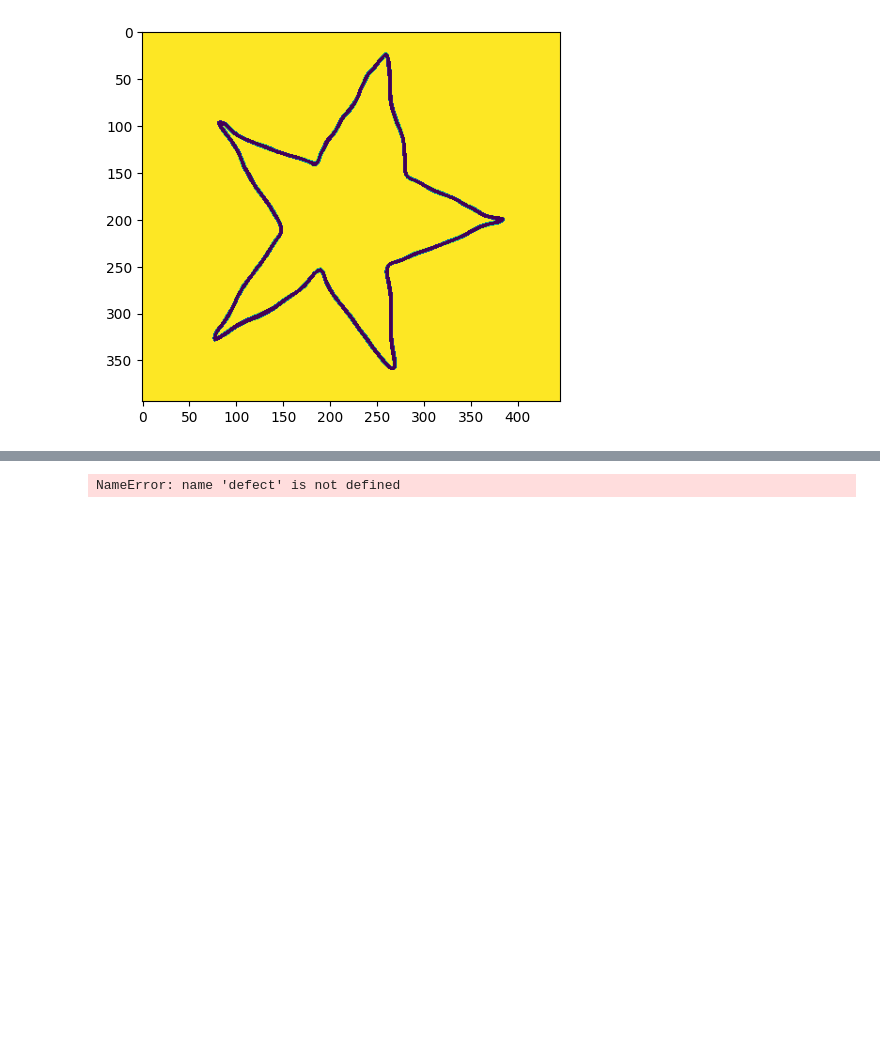
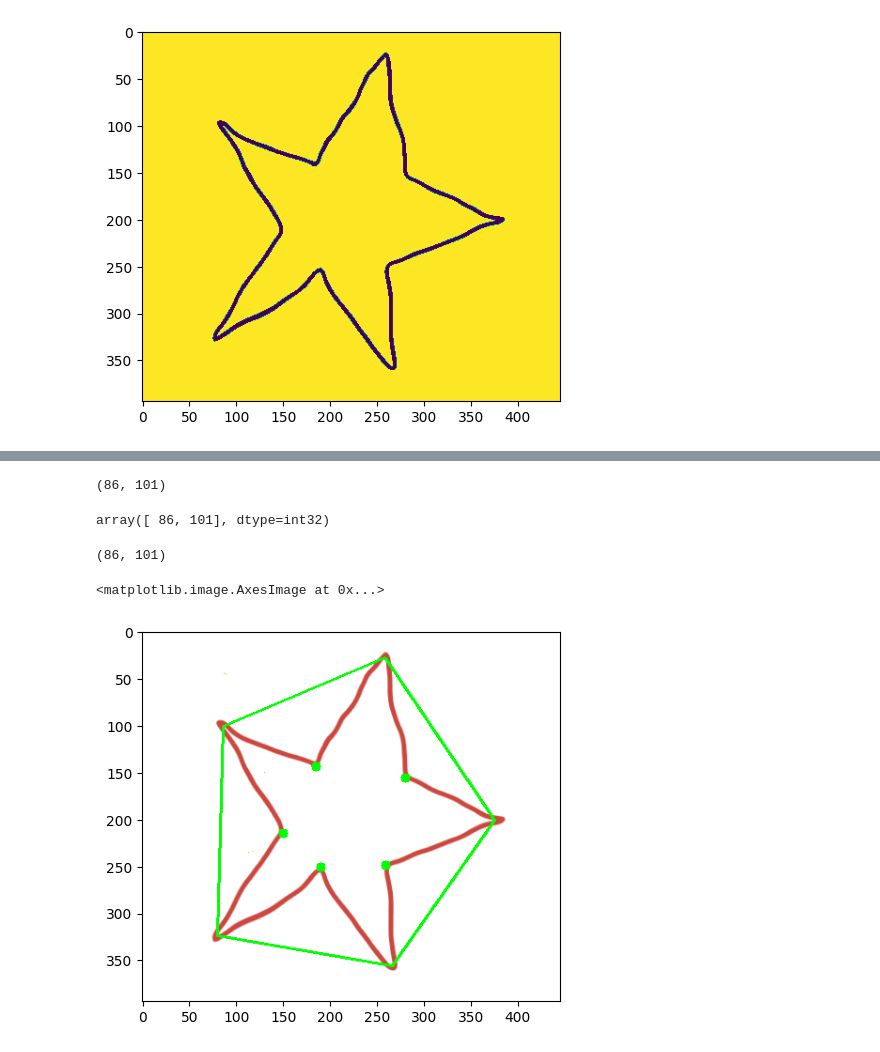
Before and after one commit to eomerfaruk/opencv, a Jupyter notebook: contour_convexs-hull_convexity-defect/convexty_defect.ipynb, the cells around one changed output, grey strips where cells are left out. Cells and saved outputs as stored; diff of their text form; code cells hidden in the pictures; blank space fills up the shorter version.

```diff
--- a/contour_convexs-hull_convexity-defect/convexty_defect.ipynb
+++ b/contour_convexs-hull_convexity-defect/convexty_defect.ipynb
@@ -21,0 +141,8 @@ error: OpenCV(4.10.0) D:\a\opencv-python\opencv-python\opencv\modules\imgproc\sr
+# %%
+tuple(contours[0][a][0])
+# %% [output]
+(86, 101)
+# %%
+contours[0][a][0]
+# %% [output]
+array([ 86, 101], dtype=int32)
@@ -22,12 +151,20 @@ error: OpenCV(4.10.0) D:\a\opencv-python\opencv-python\opencv\modules\imgproc\sr
+# %%
+start
+# %% [output]
+(86, 101)
 # %%
-for i in range(defect.shape[0]):
-    s,e,f,d = defect[i,0]
+for i in range(defects.shape[0]): #tespit edilen tüm kusurları içerir
+    s,e,f,d = defects[i,0] # liste seklinde  bulunan kusurların liste içindeki 4  değeri cekilir
 
-    start = tuple(contours[s][0])
-    end = tuple(contours[s][0])
-    far = tuple(contours[s][0])
+    # cekilen değerler contourdaki indexe yazılıp kordinat olarak değişkene atanır
+    start = tuple(contours[0][s][0])
+    end = tuple(contours[0][e][0])
+    far = tuple(contours[0][f][0])
 
     cv2.line(img,start,end,[0,255,0] , 2)
     cv2.circle(img,far ,5,(0,255,0),-1)
-# %% [output]
-NameError: name 'defect' is not defined
+# %%
+plt.imshow(img)
+# %% [output]
+<matplotlib.image.AxesImage at 0x...>
+[figure, added]
```
Also changed, not shown: parts of 20 cells of this notebook, 1 other file.
